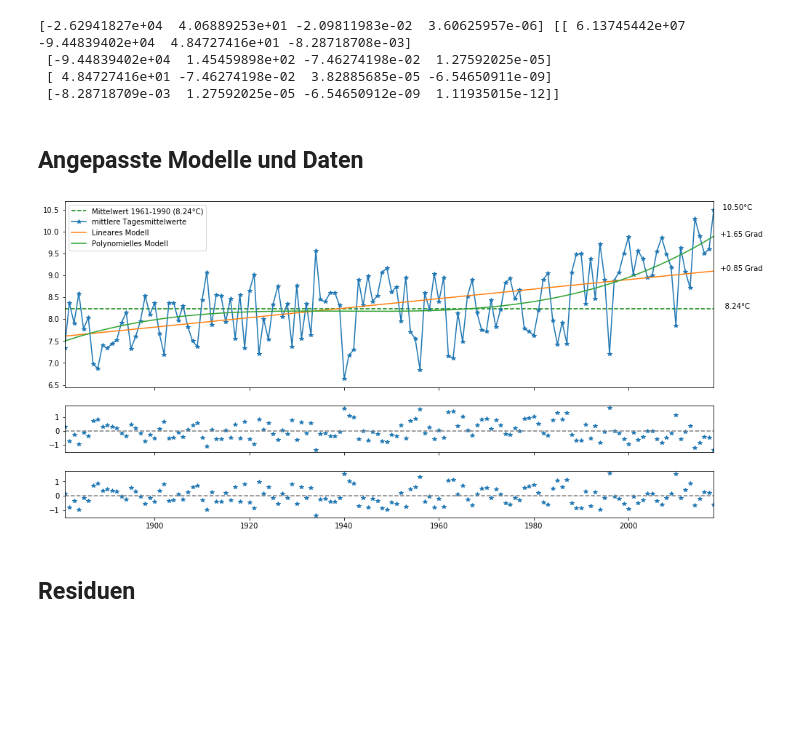
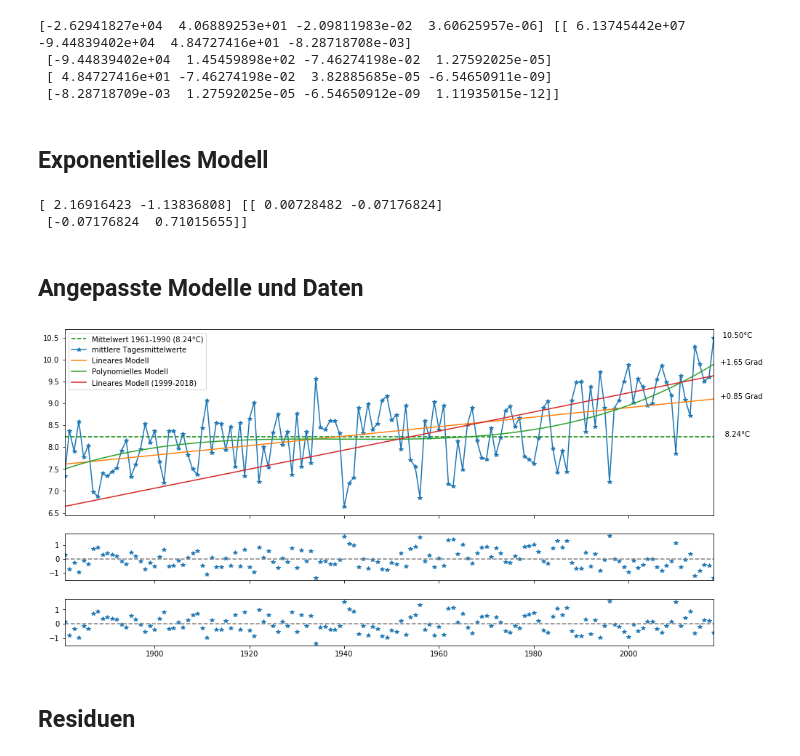
Before and after one commit to s4f-landau/material, a Jupyter notebook: analyses/trend-data-uba/trend-data-uba.ipynb, the cells around one changed output. Cells and saved outputs as stored; diff of their text form; code cells hidden in the pictures; blank space fills up the shorter version.

Commit message:
Neues lineares Model nur auf letzten 20 Jahren angepasst

```diff
--- a/analyses/trend-data-uba/trend-data-uba.ipynb
+++ b/analyses/trend-data-uba/trend-data-uba.ipynb
@@ -66,0 +75,5 @@ pulls_linear = residuals_linear / np.sqrt(linear(x, *p_linear) + 0.00000000001)
+# %%
+p_linear20, cov = opt.curve_fit(linear, df.tail(20).index, df.tail(20)["mittlere Tagesmittelwerte"].values)
+print(p_linear20, cov)
+
+residuals_linear20 = linear(x, *p_linear20) - df["mittlere Tagesmittelwerte"].values
@@ -79,3 +95,5 @@ residuals_poly = poly3(x, *p_poly) - df["mittlere Tagesmittelwerte"].values
  [-9.44839402e+04  1.45459898e+02 -7.46274198e-02  1.27592025e-05]
  [ 4.84727416e+01 -7.46274198e-02  3.82885685e-05 -6.54650911e-09]
  [-8.28718709e-03  1.27592025e-05 -6.54650912e-09  1.11935015e-12]]
+# %% [markdown]
+## Exponentielles Modell
@@ -82,3 +103,11 @@ residuals_poly = poly3(x, *p_poly) - df["mittlere Tagesmittelwerte"].values
+# %%
+p_exp, cov = opt.curve_fit(exp, df.index, df["mittlere Tagesmittelwerte"].values, p0=[1, 5]) #, bounds=([0, 0.9, 0], [10, 1.1, 10]
+print(p_exp, cov)
+
+residuals_exp = exp(x, *p_exp) - df["mittlere Tagesmittelwerte"].values
+# %% [output]
+[ 2.16916423 -1.13836808] [[ 0.00728482 -0.07176824]
+ [-0.07176824  0.71015655]]
 # %% [markdown]
 ## Angepasste Modelle und Daten
 # %%
@@ -89,34 +118,37 @@ ax1.axhline(mTMT_Mittelwert, color="g", linestyle="--", label=f"Mittelwert 1961-
 
 # Daten
 df.plot.line(ax=ax1, marker="*")
 ax1.annotate(s=f"{mTMT_Mittelwert:>9.2f}°C", xy=(x[-1], mTMT_Mittelwert))
 
 # Lineares Model
 ax1.plot(df.index, linear(x, *p_linear), label='Lineares Modell')
 diff_linear = linear(x, *p_linear)[-1] - mTMT_Mittelwert
 ax1.annotate(s=f"{diff_linear:>+8.2f} Grad", xy=(x[-1], linear(x[-1], *p_linear)))
 
 # Model mit Polynom 3. Grades
 ax1.plot(df.index, poly3(x, *p_poly), label='Polynomielles Modell')
 diff_poly = poly3(x, *p_poly)[-1] - mTMT_Mittelwert
 ax1.annotate(s=f"{diff_poly:>+8.2f} Grad", xy=(x[-1], poly3(x[-1], *p_poly)))
 
+# Lineares Modell auf den letzten 20 Jahren
+ax1.plot(df.index, linear(x, *p_linear20), label='Lineares Modell (1999-2018)')
+
 t_end = df["mittlere Tagesmittelwerte"].values[-1]
 ax1.annotate(s=f"{t_end:>9.2f}°C", xy=(x[-1], t_end))
 
 ax1.legend();
 
 ax2.plot(x, residuals_linear, marker="*", linestyle="")
 ax2.axhline(0, color="gray", linestyle="--")
 
 ax3.plot(x, residuals_poly, marker="*", linestyle="")
 ax3.axhline(0, color="gray", linestyle="--")
 
 ax1.set_xlim(left=x[0], right=x[-1])
 
 plt.savefig("trend-data-uba.png")
 # %% [output]
-[figure, old version]
+[figure, new version]
 # %% [markdown]
 ## Residuen
 # %%
```
Also changed, not shown: parts of 6 cells of this notebook.
